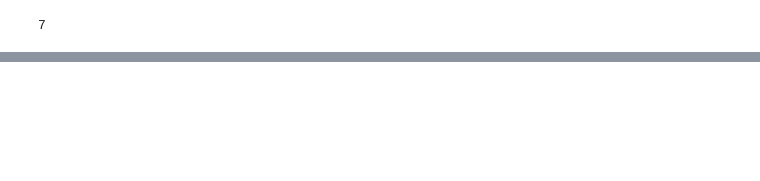
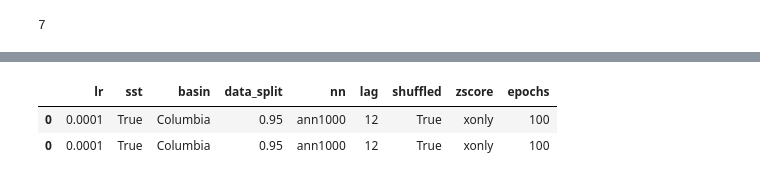
Before and after one commit to albertlarson/f2f_holistic, a Jupyter notebook: scripts/LE/6a_no_target_zscore.ipynb, the cells around one changed output, grey strips where cells are left out. Cells and saved outputs as stored; diff of their text form; code cells hidden in the pictures; blank space fills up the shorter version.

```diff
--- a/scripts/LE/6a_no_target_zscore.ipynb
+++ b/scripts/LE/6a_no_target_zscore.ipynb
@@ -274,0 +335,7 @@ for i in range(test_pred.shape[-1]):
+# %%
+DF1 = pd.read_pickle('hey.pkl')
+DF1
+# %% [output]
+|  | lr | sst | basin | data_split | nn | lag | shuffled | zscore | epochs |
+| 0 | 0.0001 | True | Columbia | 0.95 | ann1000 | 12 | True | xonly | 100 |
+| 0 | 0.0001 | True | Columbia | 0.95 | ann1000 | 12 | True | xonly | 100 |
```
Also changed, not shown: parts of 10 cells of this notebook, 2 other files.
